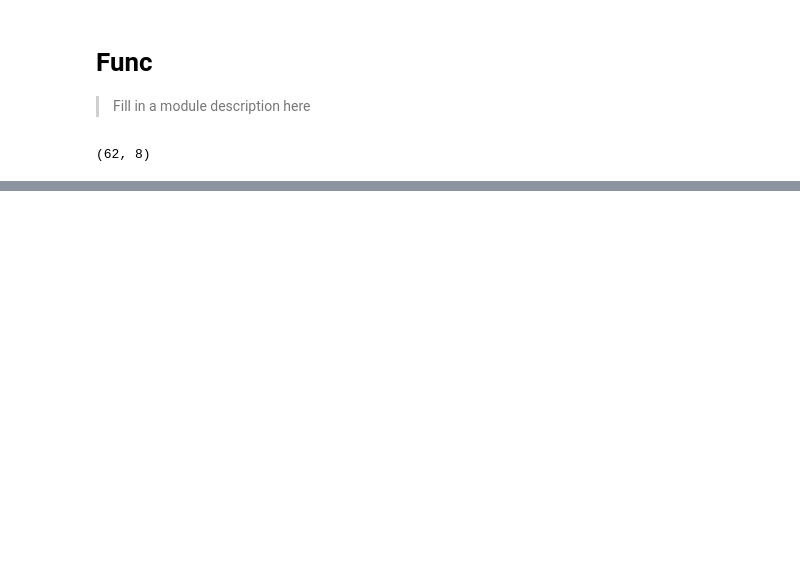
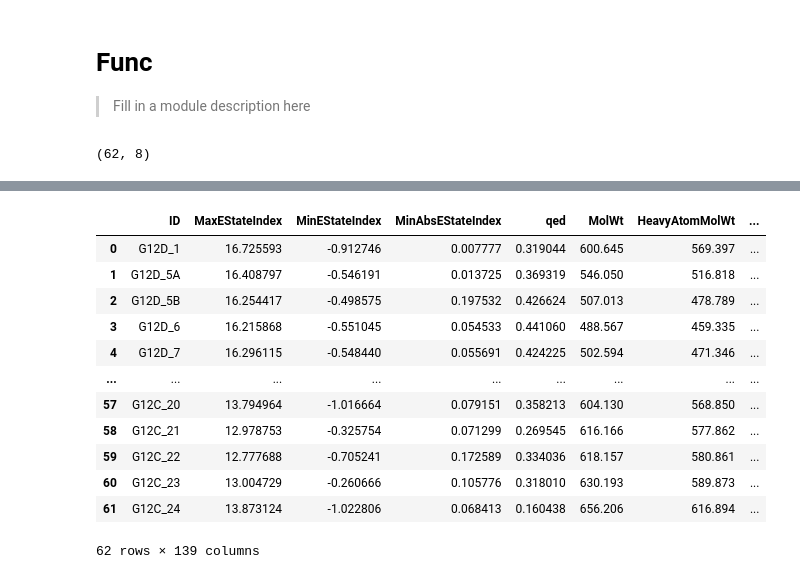
Before and after one commit to sky1ove/tools, a Jupyter notebook: nbs/00_func.ipynb, the cells around one changed output, grey strips where cells are left out. Saved outputs shown, nothing was run; the diff lists cells and outputs as text; code cells hidden in the pictures; blank space fills up the shorter version.

```diff
--- a/nbs/00_func.ipynb
+++ b/nbs/00_func.ipynb
@@ -56,3 +68,19 @@ smi2prop(df).head()
+# %%
+smi2prop(df,std=False)
+# %% [output]
+|  | ID | MaxEStateIndex | MinEStateIndex | MinAbsEStateIndex | qed | MolWt | HeavyAtomMolWt | ... |
+| 0 | G12D_1 | 16.725593 | -0.912746 | 0.007777 | 0.319044 | 600.645 | 569.397 | ... |
+| 1 | G12D_5A | 16.408797 | -0.546191 | 0.013725 | 0.369319 | 546.050 | 516.818 | ... |
+| 2 | G12D_5B | 16.254417 | -0.498575 | 0.197532 | 0.426624 | 507.013 | 478.789 | ... |
+| 3 | G12D_6 | 16.215868 | -0.551045 | 0.054533 | 0.441060 | 488.567 | 459.335 | ... |
+| 4 | G12D_7 | 16.296115 | -0.548440 | 0.055691 | 0.424225 | 502.594 | 471.346 | ... |
+| ... | ... | ... | ... | ... | ... | ... | ... | ... |
+| 57 | G12C_20 | 13.794964 | -1.016664 | 0.079151 | 0.358213 | 604.130 | 568.850 | ... |
+| 58 | G12C_21 | 12.978753 | -0.325754 | 0.071299 | 0.269545 | 616.166 | 577.862 | ... |
+| 59 | G12C_22 | 12.777688 | -0.705241 | 0.172589 | 0.334036 | 618.157 | 580.861 | ... |
+| 60 | G12C_23 | 13.004729 | -0.260666 | 0.105776 | 0.318010 | 630.193 | 589.873 | ... |
+| 61 | G12C_24 | 13.873124 | -1.022806 | 0.068413 | 0.160438 | 656.206 | 616.894 | ... |
+62 rows × 139 columns
 # %%
 #| export
 def smi2morgan(df,
```
Also changed, not shown: parts of 3 cells of this notebook, 5 other files.
